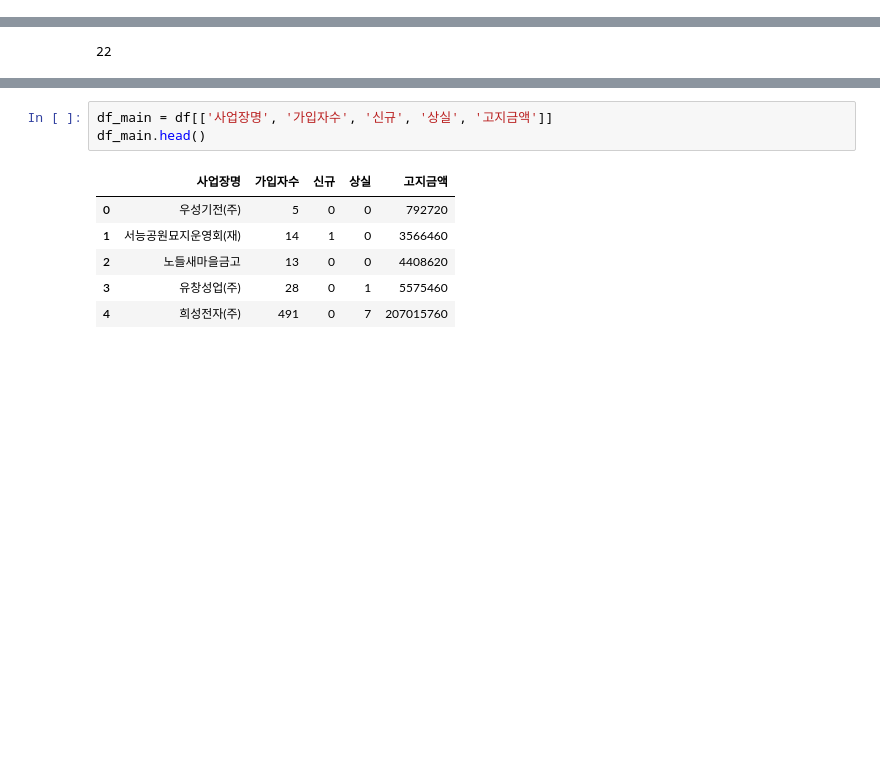
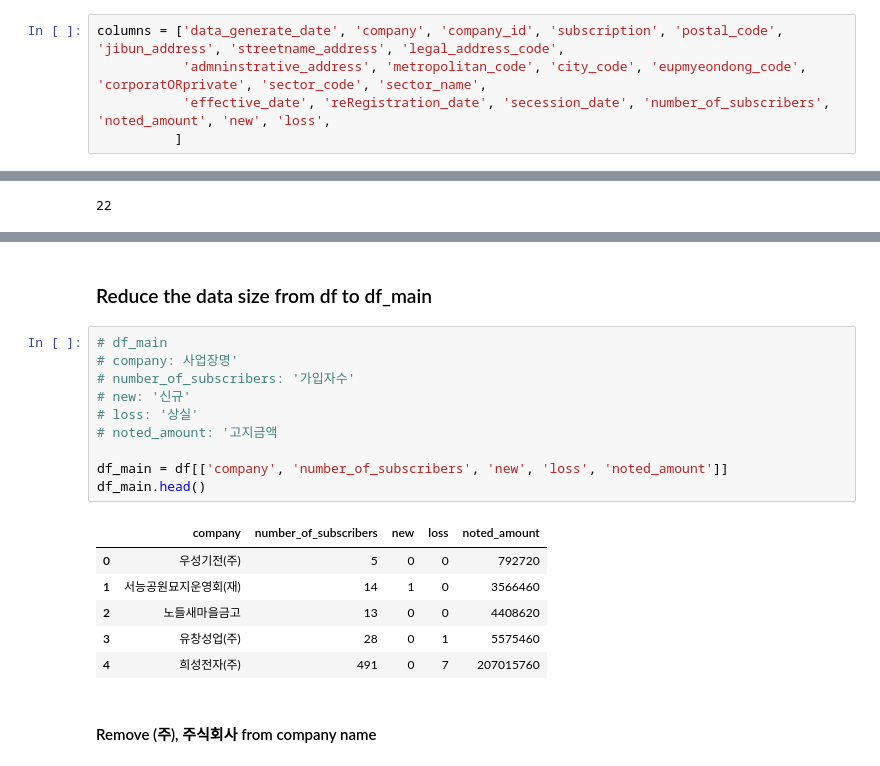
Before and after one commit to Joonh-K/salaryEstimate, a Jupyter notebook: salaryEstimate_NPdata.ipynb, the cells around one changed output, grey strips where cells are left out. Drawn from its saved outputs; the diff is of its cells as text; blank space fills up the shorter version.

```diff
--- a/salaryEstimate_NPdata.ipynb
+++ b/salaryEstimate_NPdata.ipynb
@@ -46,3 +46,8 @@ columns = ['자료생성년월', '사업장명', '사업자번호', '가입상
+# %%
+columns = ['data_generate_date', 'company', 'company_id', 'subscription', 'postal_code', 'jibun_address', 'streetname_address', 'legal_address_code',
+           'admninstrative_address', 'metropolitan_code', 'city_code', 'eupmyeondong_code', 'corporatORprivate', 'sector_code', 'sector_name',
+           'effective_date', 'reRegistration_date', 'secession_date', 'number_of_subscribers', 'noted_amount', 'new', 'loss',
+          ]
 # %%
 len(df.columns)
 # %% [output]
@@ -64,11 +69,22 @@ df.head()
 5 rows × 22 columns
+# %% [markdown]
+### Reduce the data size from df to df_main
 # %%
-df_main = df[['사업장명', '가입자수', '신규', '상실', '고지금액']]
+# df_main
+# company: 사업장명'
+# number_of_subscribers: '가입자수'
+# new: '신규'
+# loss: '상실'
+# noted_amount: '고지금액
+
+df_main = df[['company', 'number_of_subscribers', 'new', 'loss', 'noted_amount']]
 df_main.head()
 # %% [output]
-|  | 사업장명 | 가입자수 | 신규 | 상실 | 고지금액 |
+|  | company | number_of_subscribers | new | loss | noted_amount |
 | 0 | 우성기전(주) | 5 | 0 | 0 | 792720 |
 | 1 | 서능공원묘지운영회(재) | 14 | 1 | 0 | 3566460 |
 | 2 | 노들새마을금고 | 13 | 0 | 0 | 4408620 |
 | 3 | 유창성업(주) | 28 | 0 | 1 | 5575460 |
 | 4 | 희성전자(주) | 491 | 0 | 7 | 207015760 |
+# %% [markdown]
+#### Remove (주), 주식회사 from company name
```
Also changed, not shown: parts of 25 cells of this notebook.
